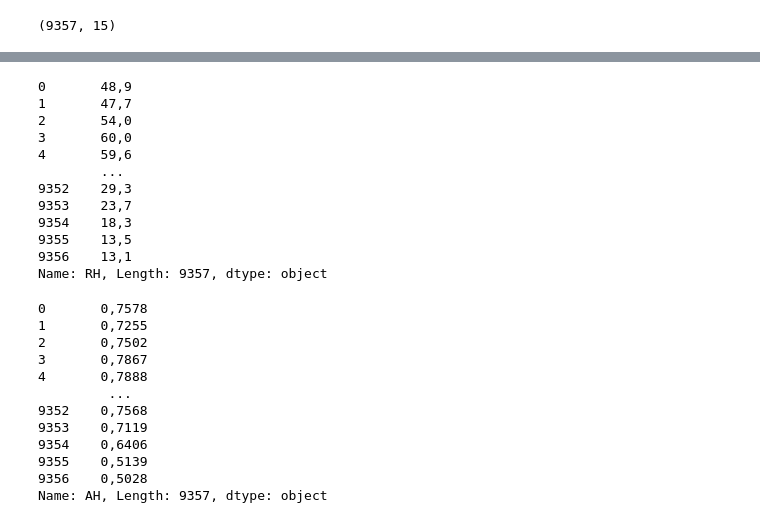
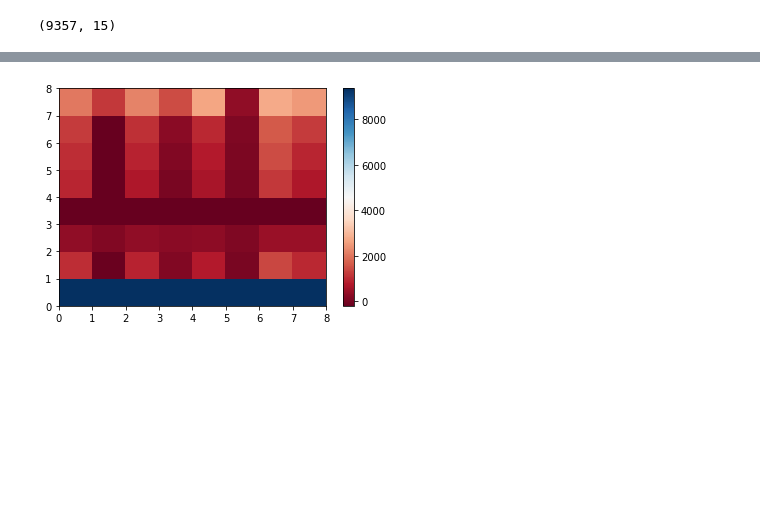
Before and after one commit to luitelgaurav/Air-Quality-DataSet, a Jupyter notebook: Air_Quality.ipynb, the cells around one changed output, grey strips where cells are left out. Cells and saved outputs as stored; diff of their text form; code cells hidden in the pictures; blank space fills up the shorter version.

```diff
--- a/Air_Quality.ipynb
+++ b/Air_Quality.ipynb
@@ -149,30 +131,7 @@ Name: Time, Length: 9357, dtype: object
-# %%
-df_clean["RH"]
-# %% [output]
-0       48,9
-1       47,7
-2       54,0
-3       60,0
-4       59,6
-        ...
-9352    29,3
-9353    23,7
-9354    18,3
-9355    13,5
-9356    13,1
-Name: RH, Length: 9357, dtype: object
-# %%
-df_clean["AH"]
-# %% [output]
-0       0,7578
-1       0,7255
-2       0,7502
-3       0,7867
-4       0,7888
-         ...
-9352    0,7568
-9353    0,7119
-9354    0,6406
-9355    0,5139
-9356    0,5028
-Name: AH, Length: 9357, dtype: object
+# %%
+import matplotlib.pyplot as plt
+plt.pcolor(df_clean.describe(), cmap = "RdBu")
+plt.colorbar()
+plt.show()
+# %% [output]
+[figure, added]
```
Also changed, not shown: parts of 2 cells of this notebook.
